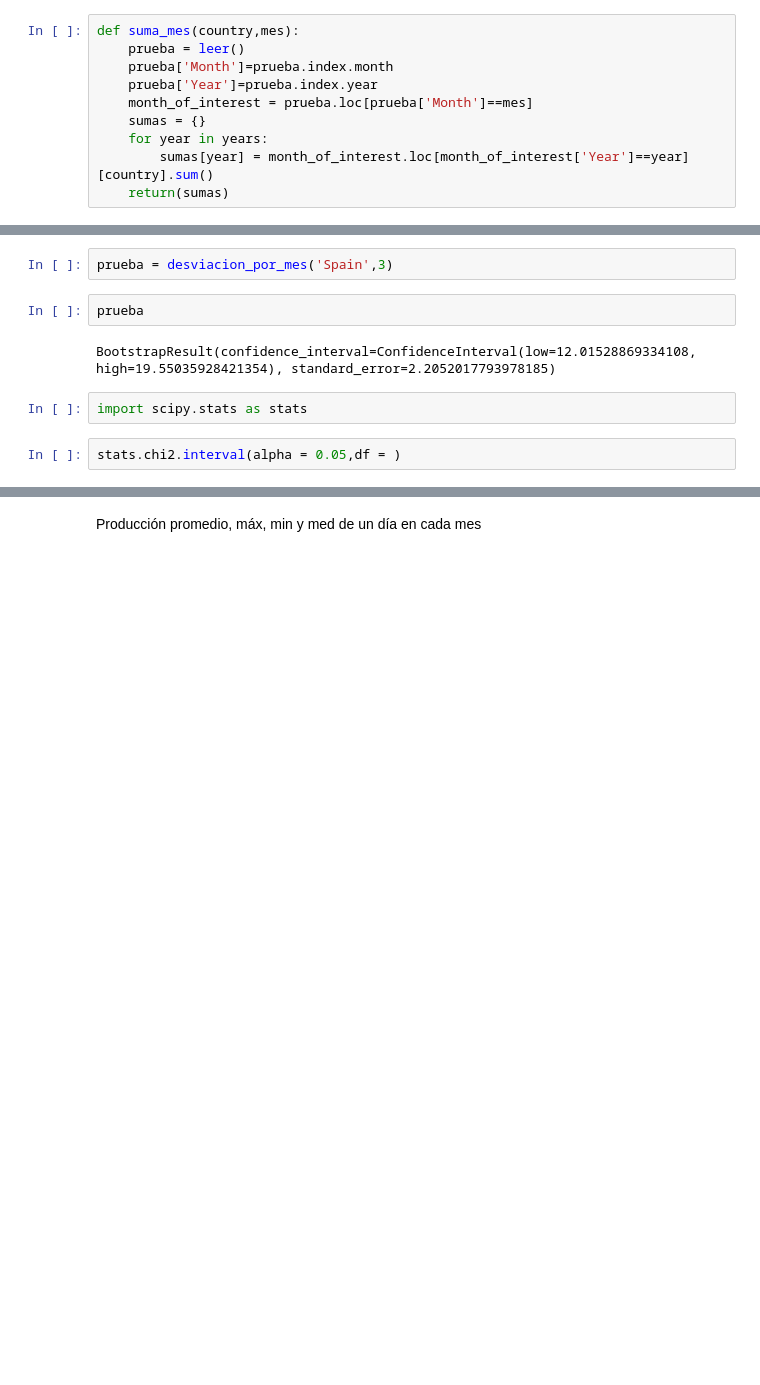
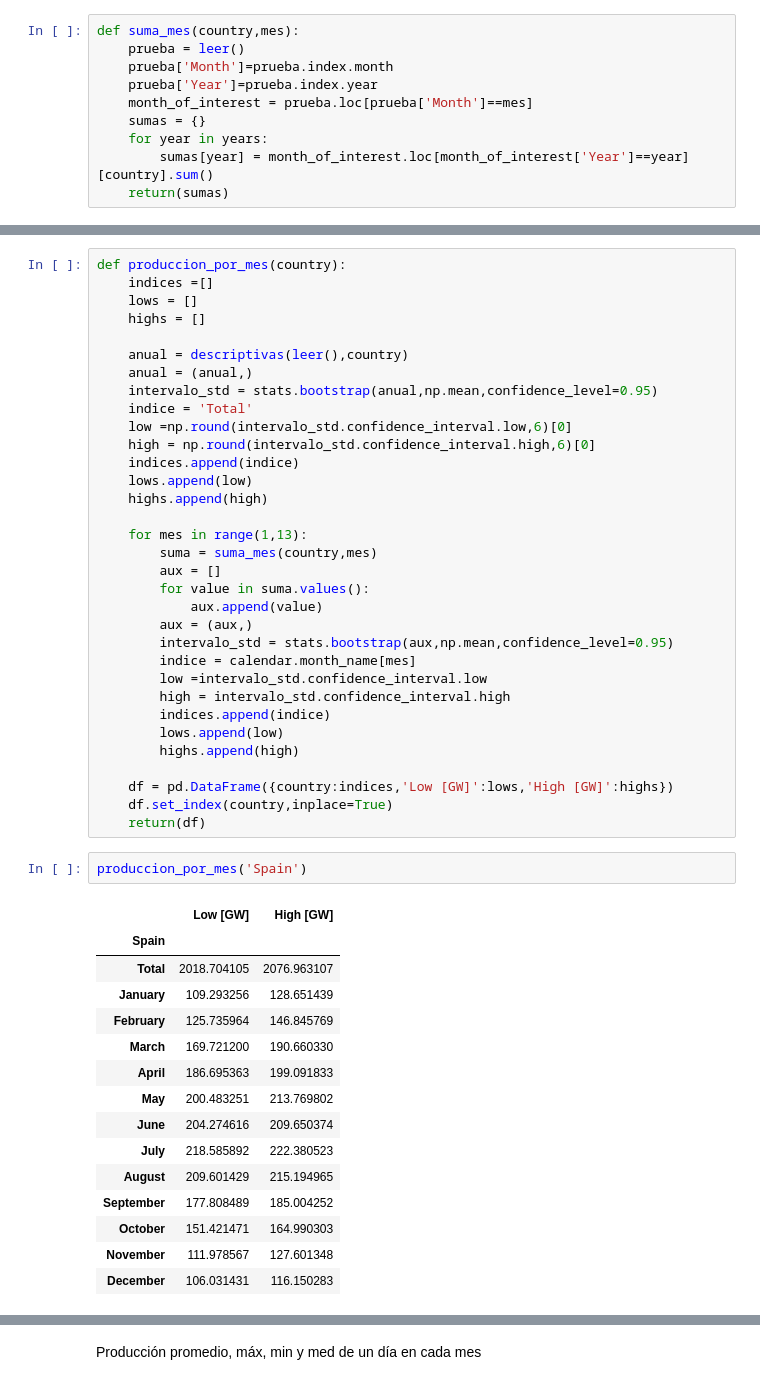
Before and after one commit to roberto-andrade22/PV_Parks_EU, a Jupyter notebook: Simulación.ipynb, the cells around one changed output, grey strips where cells are left out. Saved outputs shown, nothing was run; the diff lists cells and outputs as text; blank space fills up the shorter version.

```diff
--- a/Simulación.ipynb
+++ b/Simulación.ipynb
@@ -187,10 +178,51 @@ def desviacion_por_mes(country,mes):
-# %%
-prueba = desviacion_por_mes('Spain',3)
-# %%
-prueba
-# %% [output]
-BootstrapResult(confidence_interval=ConfidenceInterval(low=12.01528869334108, high=19.55035928421354), standard_error=2.2052017793978185)
-# %%
-import scipy.stats as stats
-# %%
-stats.chi2.interval(alpha = 0.05,df = )
+# %%
+def produccion_por_mes(country):
+    indices =[]
+    lows = []
+    highs = []
+
+    anual = descriptivas(leer(),country)
+    anual = (anual,)
+    intervalo_std = stats.bootstrap(anual,np.mean,confidence_level=0.95)
+    indice = 'Total'
+    low =np.round(intervalo_std.confidence_interval.low,6)[0]
+    high = np.round(intervalo_std.confidence_interval.high,6)[0]
+    indices.append(indice)
+    lows.append(low)
+    highs.append(high)
+
+    for mes in range(1,13):
+        suma = suma_mes(country,mes)
+        aux = []
+        for value in suma.values():
+            aux.append(value)
+        aux = (aux,)
+        intervalo_std = stats.bootstrap(aux,np.mean,confidence_level=0.95)
+        indice = calendar.month_name[mes]
+        low =intervalo_std.confidence_interval.low
+        high = intervalo_std.confidence_interval.high
+        indices.append(indice)
+        lows.append(low)
+        highs.append(high)
+
+    df = pd.DataFrame({country:indices,'Low [GW]':lows,'High [GW]':highs})
+    df.set_index(country,inplace=True)
+    return(df)
+# %%
+produccion_por_mes('Spain')
+# %% [output]
+|  | Low [GW] | High [GW] |
+| Spain |  |  |
+| Total | 2018.704105 | 2076.963107 |
+| January | 109.293256 | 128.651439 |
+| February | 125.735964 | 146.845769 |
+| March | 169.721200 | 190.660330 |
+| April | 186.695363 | 199.091833 |
+| May | 200.483251 | 213.769802 |
+| June | 204.274616 | 209.650374 |
+| July | 218.585892 | 222.380523 |
+| August | 209.601429 | 215.194965 |
+| September | 177.808489 | 185.004252 |
+| October | 151.421471 | 164.990303 |
+| November | 111.978567 | 127.601348 |
+| December | 106.031431 | 116.150283 |
```
Also changed, not shown: parts of 3 cells of this notebook.
